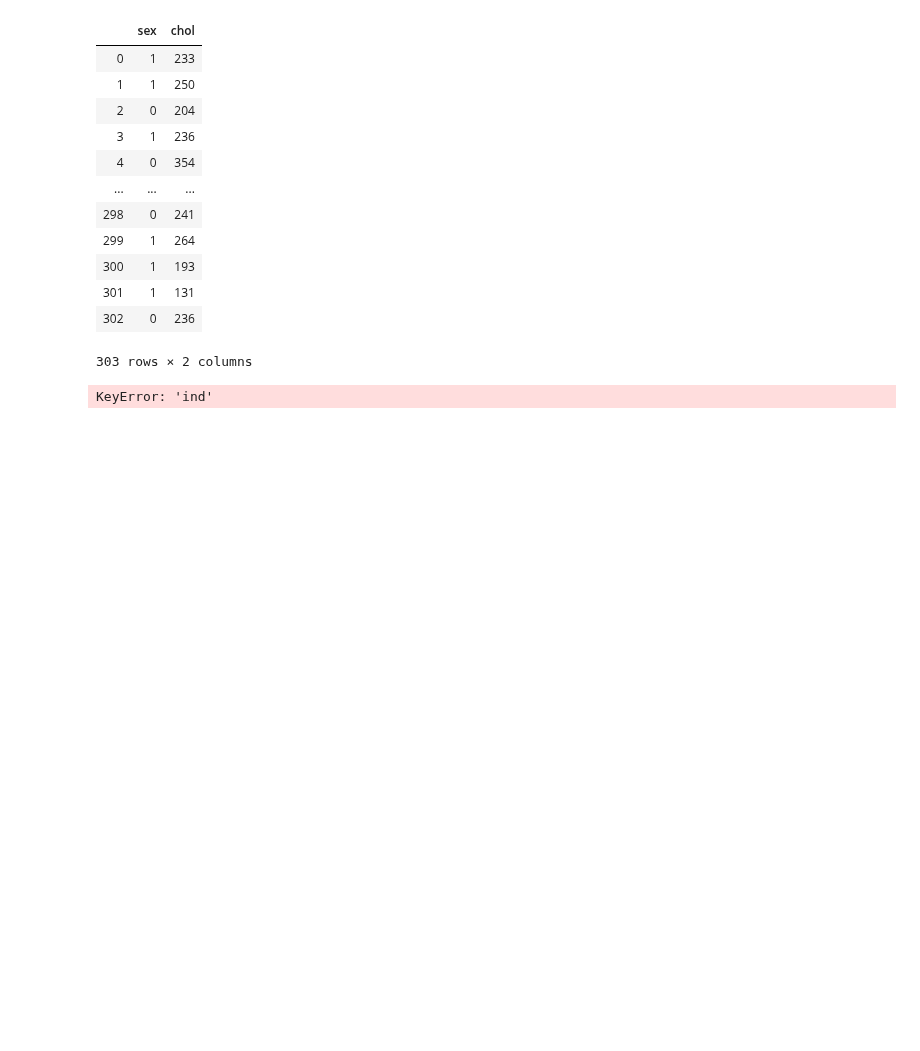
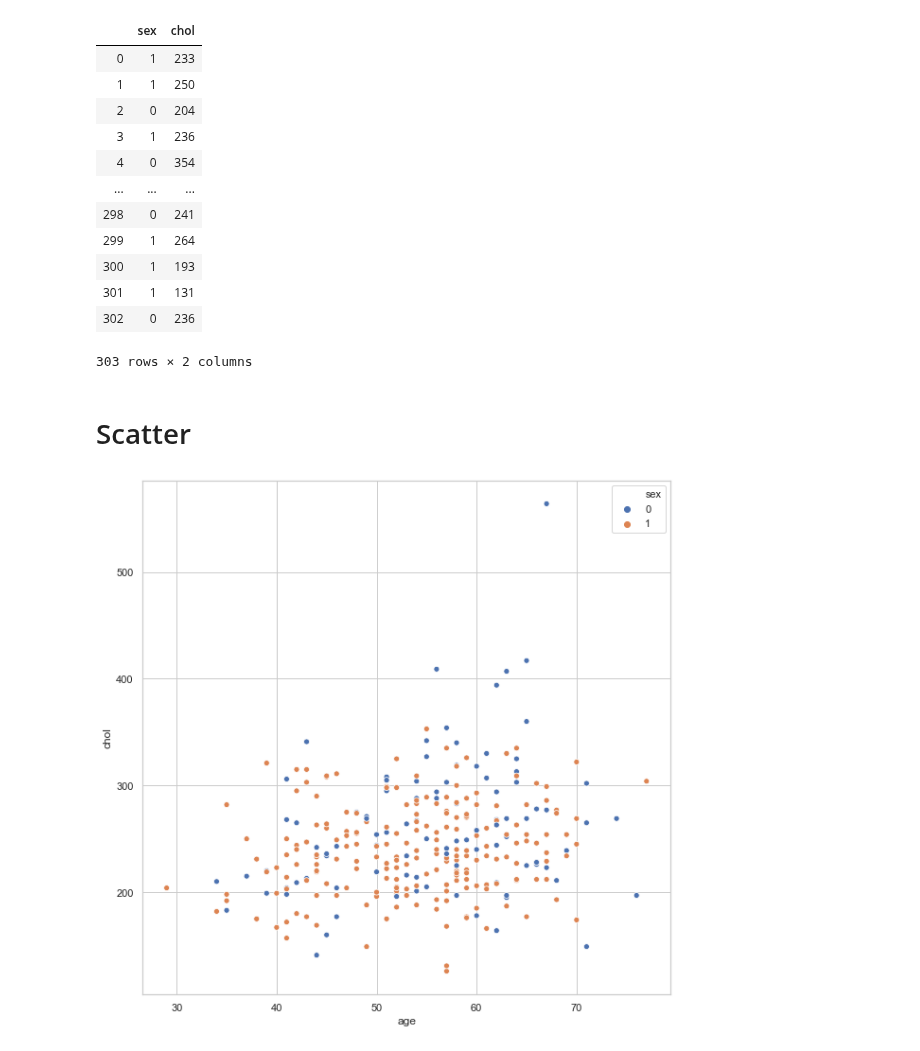
Before and after one commit to bhushankelkar/Heart-Disease-Uci, a Jupyter notebook: Uci.ipynb, the cells around one changed output. Drawn from its saved outputs; the diff is of its cells as text; code cells hidden in the pictures; blank space fills up the shorter version.

```diff
--- a/Uci.ipynb
+++ b/Uci.ipynb
@@ -75,9 +75,14 @@ temp
 | 301 | 1 | 131 |
 | 302 | 0 | 236 |
 303 rows × 2 columns
-# %%
-
-
-temp=df.pivot(index="",columns="trestbps",values="thalach")
-# %% [output]
-KeyError: 'ind'
+# %% [markdown]
+# Scatter
+# %%
+sns.set(style='whitegrid')
+
+# plt.rcParams['xtick.markers']=
+plt.rcParams['figure.figsize']=10,10
+
+xyz=sns.scatterplot(data=df,x="age",y="chol",hue="sex",ci=False)
+# %% [output]
+[figure, added]
```
Also changed, not shown: parts of 11 cells of this notebook.
